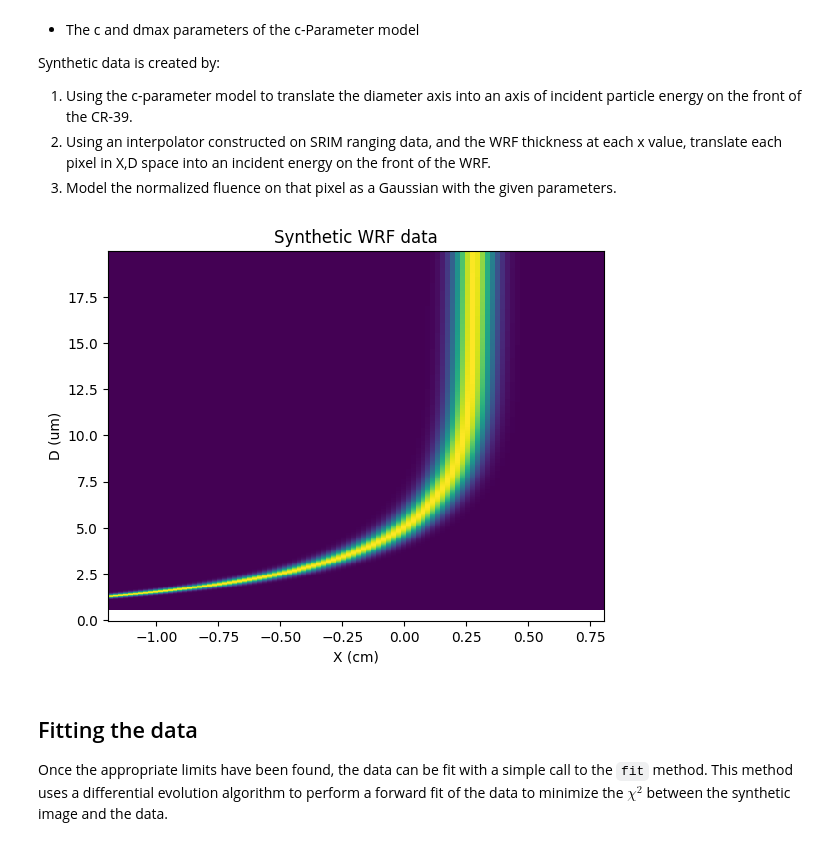
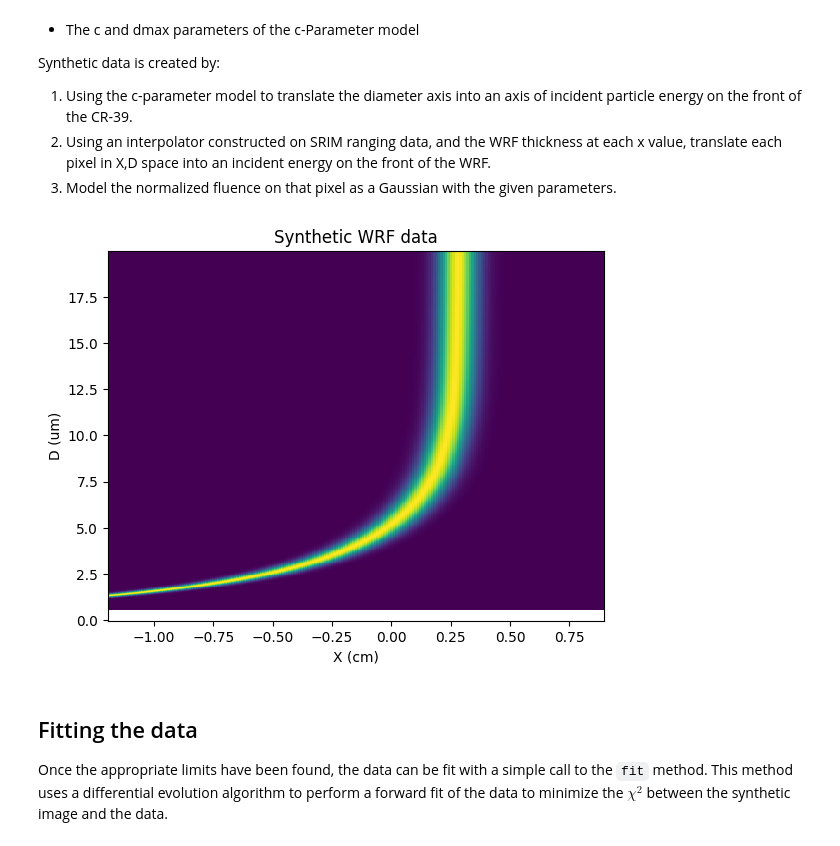
Before and after one commit to pheuer/cr39py, a Jupyter notebook: docs/source/notebooks/analyze_wrf.ipynb, the cells around one changed output. Cells and saved outputs as stored; diff of their text form; code cells hidden in the pictures.

```diff
--- a/docs/source/notebooks/analyze_wrf.ipynb
+++ b/docs/source/notebooks/analyze_wrf.ipynb
@@ -26,7 +29,7 @@ WRF analysis is conducted in Diameter(X) space, and the signal is integrated ove
 # %%
 example_wrf_file = data_dir / Path('test/test_wrf_G093_6hr.cpsa')
 wrf = WedgeRangeFilter.from_cpsa(example_wrf_file)
-wrf.set_framesize('X', 200*u.um)
+wrf.set_framesize('X', 100*u.um)
 wrf.set_framesize('D', 0.1*u.um)
 # %% [output]
 ***CPSA header***
@@ -60,0 +70,5 @@ ax2.set_ylabel("WRF thickness (um)");
+# %%
+wrf.dmax=20.5
+
+fig, ax  = wrf.plot_diameter_histogram(dlim=(0,25))
+ax.axvline(wrf.dmax, color='red');
@@ -75,6 +95,6 @@ While the "WRF plot" above nicely illustrates the concept, there are several reg
 
 The `set_limits` method of the `WedgeRangeFilter` class provides an easy interface for setting these bounds, including automatically setting the x boundary base on limits provided for the filter thickness.
 # %%
-wrf.set_limits(trange=(100,1800), drange=(10,16), crange=(0,10), erange=(0,15))
+wrf.set_limits(trange=(100,1800), drange=(10,20), crange=(0,10), erange=(0,15))
 wrf.cutplot();
 # %% [output]
@@ -108,19 +130,19 @@ Synthetic data is created by:
 2) Using an interpolator constructed on SRIM ranging data, and the WRF thickness at each x value, translate each pixel in X,D space into an incident energy on the front of the WRF.
 3) Model the normalized fluence on that pixel as a Gaussian with the given parameters.
 # %%
-params = (15, 0.3, 1.2, 20) # Mean energy, energy standard deviation, c-parameter, dmax parameter
+params = (15, 0.3, 1.2) # Mean energy, energy standard deviation, c-parameter, dmax parameter
 xaxis = wrf.xaxis.m_as(u.cm)
 daxis = np.arange(0, 20, 0.05)
 
-img = synthetic_wrf_data(params, xaxis, daxis, wrf_calibration=wrf.wrf_calibration)
+img = synthetic_wrf_data(params, xaxis, daxis, wrf.dmax,  wrf_calibration=wrf.wrf_calibration)
 
 fig, ax = plt.subplots()
 ax.set_xlabel("X (cm)")
 ax.set_ylabel("D (um)")
 ax.set_title("Synthetic WRF data")
 ax.pcolormesh(xaxis, daxis, img.T);
 # %% [output]
-[figure, old version]
+[figure, new version]
 # %% [markdown]
 ## Fitting the data
 
```
Also changed, not shown: parts of 9 cells of this notebook, 2 other files.
